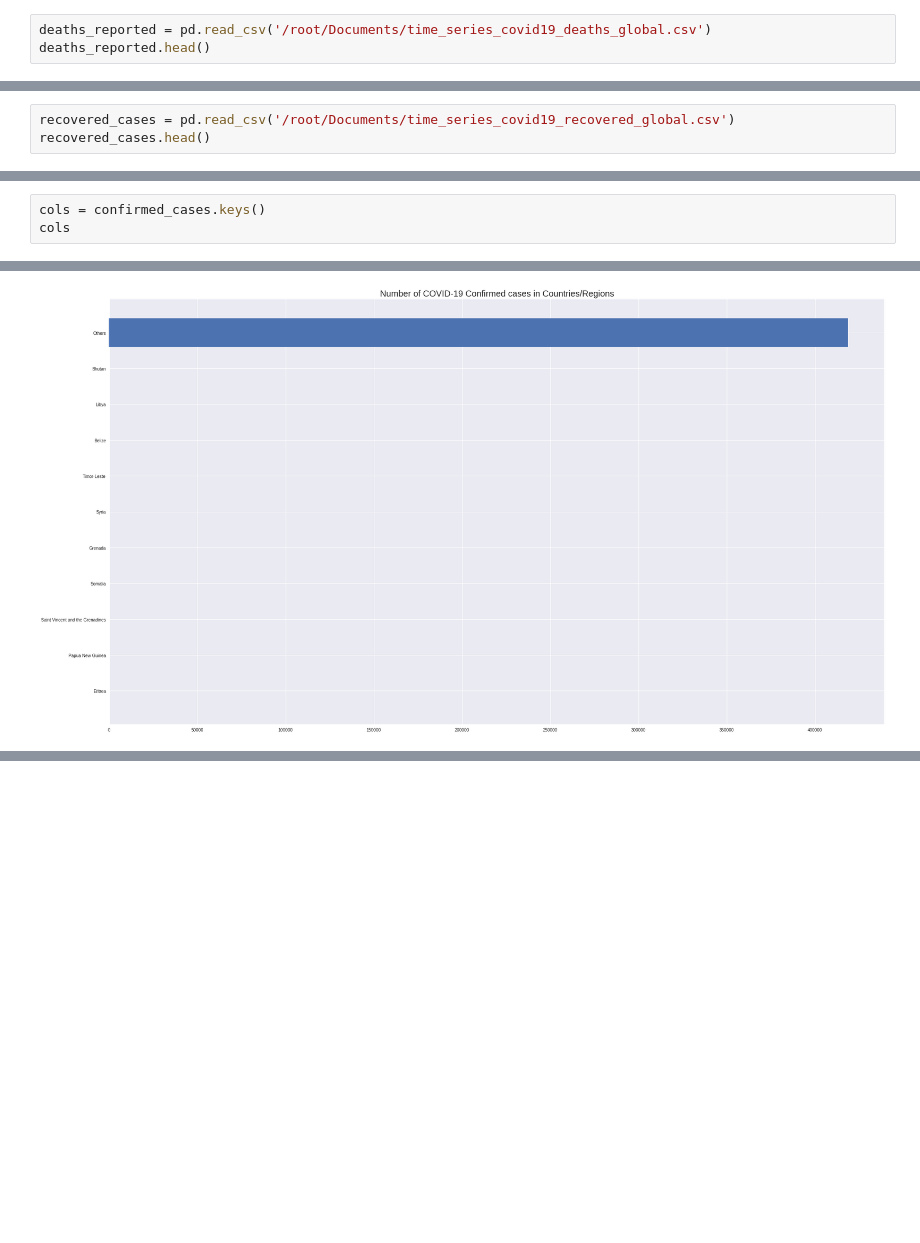
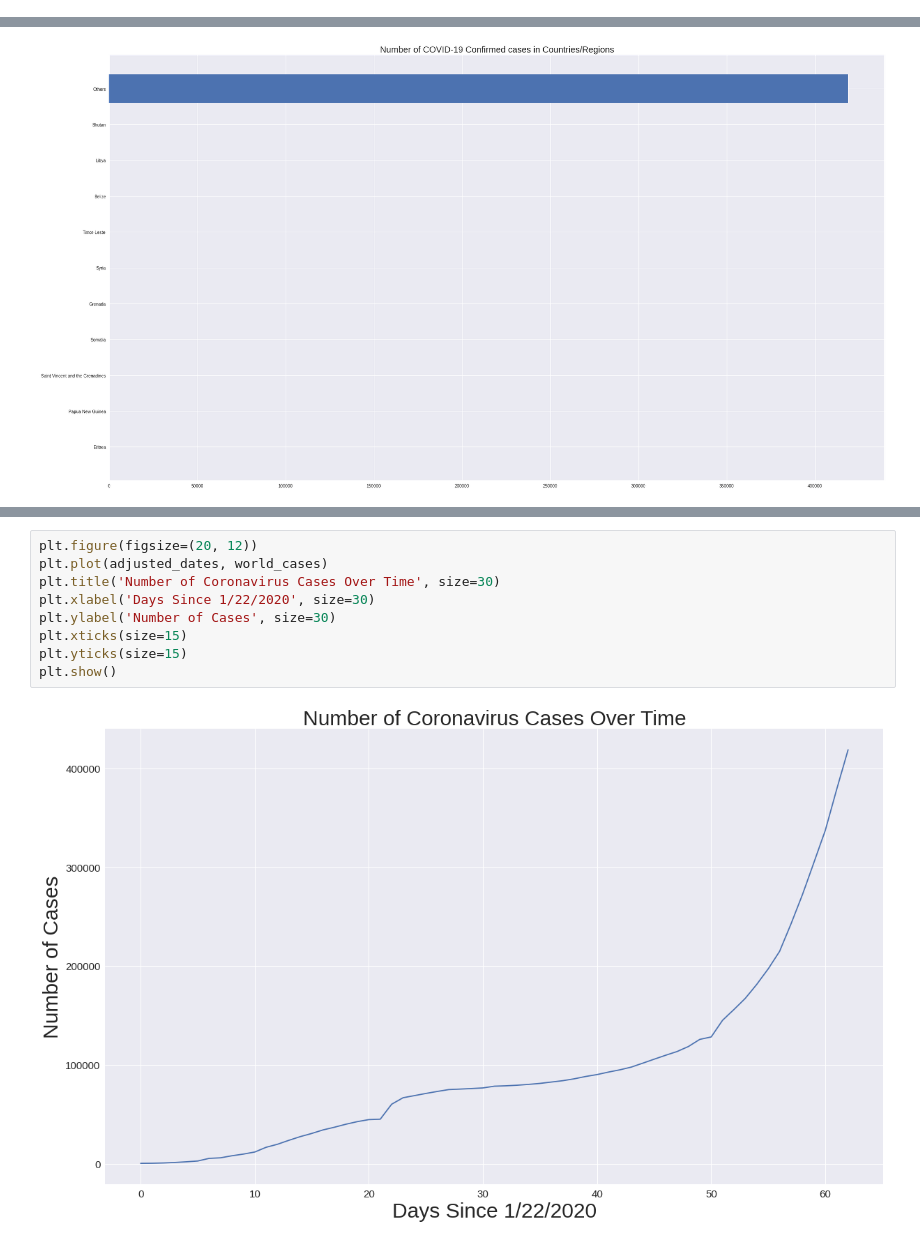
Before and after one commit to aagarwal937/COVID-2019-Prediction, a Jupyter notebook: Analysis (SVM AND LINEAR REGRESSION).ipynb, the cells around one changed output, grey strips where cells are left out. Saved outputs shown, nothing was run; the diff lists cells and outputs as text; blank space fills up the shorter version.

```diff
--- a/Analysis (SVM AND LINEAR REGRESSION).ipynb
+++ b/Analysis (SVM AND LINEAR REGRESSION).ipynb
@@ -37,3 +18,0 @@ confirmed_cases.head()
-# %%
-deaths_reported = pd.read_csv('/root/Documents/time_series_covid19_deaths_global.csv')
-deaths_reported.head()
@@ -48,3 +18,0 @@ deaths_reported.head()
-# %%
-recovered_cases = pd.read_csv('/root/Documents/time_series_covid19_recovered_global.csv')
-recovered_cases.head()
@@ -59,3 +18,0 @@ recovered_cases.head()
-# %%
-cols = confirmed_cases.keys()
-cols
@@ -472,0 +495,11 @@ plt.show()
+# %%
+plt.figure(figsize=(20, 12))
+plt.plot(adjusted_dates, world_cases)
+plt.title('Number of Coronavirus Cases Over Time', size=30)
+plt.xlabel('Days Since 1/22/2020', size=30)
+plt.ylabel('Number of Cases', size=30)
+plt.xticks(size=15)
+plt.yticks(size=15)
+plt.show()
+# %% [output]
+[figure, added]
```
Also changed, not shown: parts of 35 cells of this notebook.
